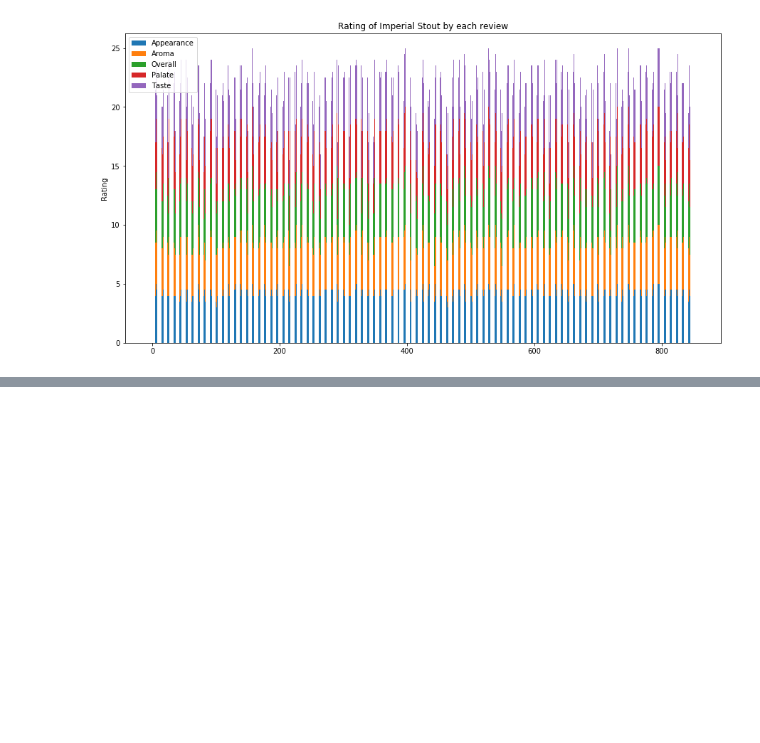
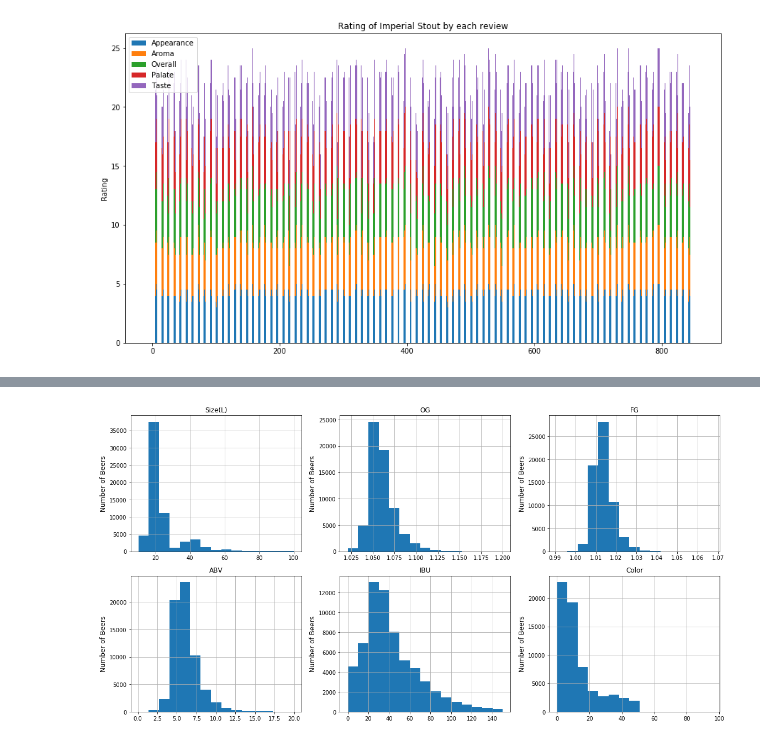
Before and after one commit to KMichell/beer_analysis, a Jupyter notebook: beer_recommendations.ipynb, the cells around one changed output, grey strips where cells are left out. Cells and saved outputs as stored; diff of their text form; code cells hidden in the pictures; blank space fills up the shorter version.

Commit message:
Common beers in both datasets

```diff
--- a/beer_recommendations.ipynb
+++ b/beer_recommendations.ipynb
@@ -184,3 +188,8 @@ plt.legend((p1[0], p2[0], p3[0], p4[0], p5[0]), ('Appearance', 'Aroma', 'Overall
 plt.show();
 # %% [output]
 [figure]
+# %%
+data2 = pd.read_csv("recipe.csv", sep = ',', dtype = 'a')
+columns2 = data2.columns
+
+df2 = data2[data2.columns.values[np.linspace(5, 10, 6, dtype = 'int')].tolist()].apply(pd.to_numeric)
@@ -186,0 +217,16 @@ plt.show();
+# %%
+# Values were selected considering interesting information
+# OG and FG: https://www.brewersfriend.com/2009/02/04/beer-styles-original-gravity-and-final-gravity-chart/
+# ABV: Less than 20º of alcohol per beer
+# For ABV and IBU: https://blog.steadyserv.com/blog/common-beer-terms/
+# Size: 10 to 100 L is an interest range for the study
+# Color: https://www.twobeerdudes.com/beer/srm
+
+corrected_df2 = df2[df2['IBU']<=150]
+corrected_df2 = corrected_df2[corrected_df2['OG']<=1.2]
+corrected_df2 = corrected_df2[corrected_df2['OG']>1.02]
+corrected_df2 = corrected_df2[corrected_df2['FG']<=1.08]
+corrected_df2 = corrected_df2[corrected_df2['Size(L)']<=100]
+corrected_df2 = corrected_df2[corrected_df2['Size(L)']>10]
+corrected_df2 = corrected_df2[corrected_df2['ABV']<=20]
+corrected_df2 = corrected_df2[corrected_df2['Color']<=100]
@@ -186,0 +245,16 @@ plt.show();
+# %%
+fig = plt.figure(figsize = (16, 12))
+k = 1
+for i in data2.columns.values[np.linspace(5, 10, 6, dtype = 'int')].tolist():
+    ax = fig.add_subplot(3, 3, k)
+
+    #plt.xlabel('Rating', fontsize = 12)
+    plt.ylabel('Number of Beers', fontsize = 12)
+    plt.title(i)
+
+    full_train = corrected_df2[i].hist(bins = 15);
+    ax = plt.gca()
+    k += 1
+    plt.tight_layout()
+# %% [output]
+[figure, added]
```
Also changed, not shown: parts of 10 cells of this notebook.
